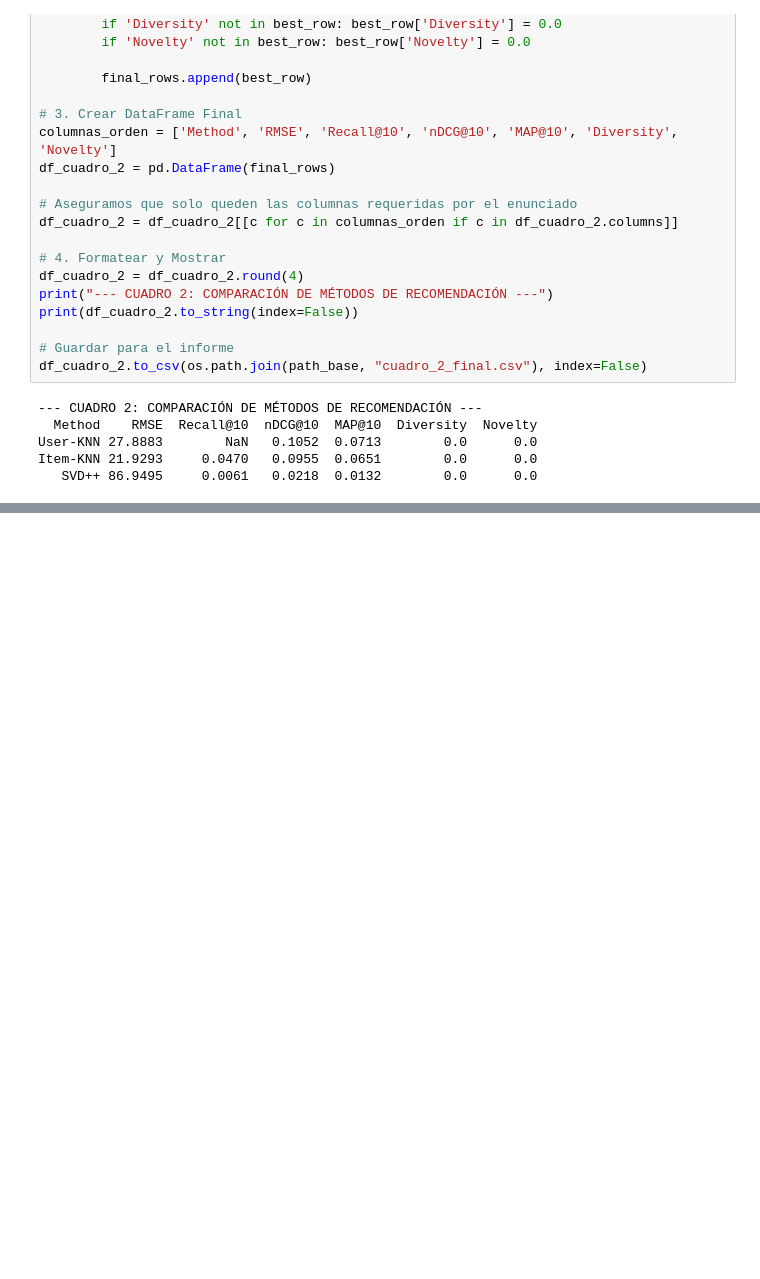
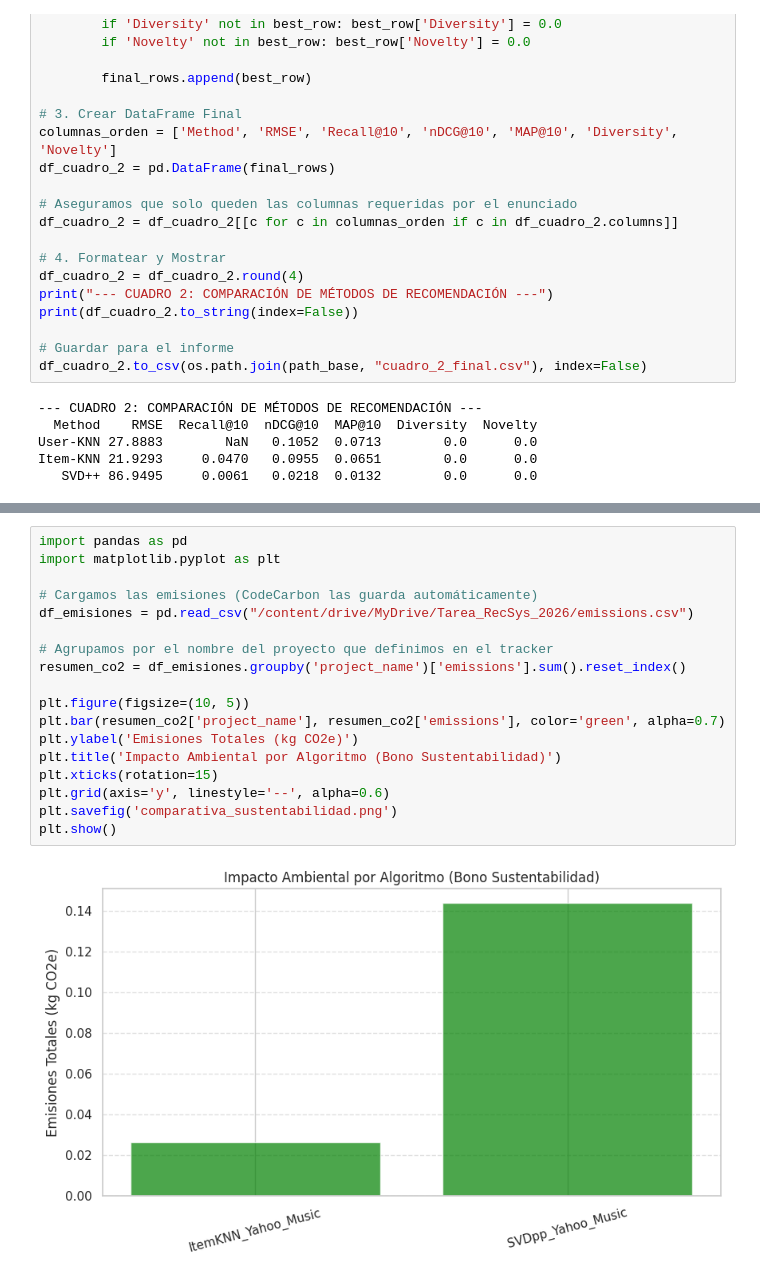
Before and after one commit to davidlealo/tarea_1_sisrec_2026, a Jupyter notebook: TAREA_1_SICREC_G26.ipynb, the cells around one changed output, grey strips where cells are left out. Cells and saved outputs as stored; diff of their text form; blank space fills up the shorter version.

```diff
--- a/TAREA_1_SICREC_G26.ipynb
+++ b/TAREA_1_SICREC_G26.ipynb
@@ -1753,0 +1838,20 @@ Item-KNN 21.9293     0.0470   0.0955  0.0651        0.0      0.0
+# %%
+import pandas as pd
+import matplotlib.pyplot as plt
+
+# Cargamos las emisiones (CodeCarbon las guarda automáticamente)
+df_emisiones = pd.read_csv("/content/drive/MyDrive/Tarea_RecSys_2026/emissions.csv")
+
+# Agrupamos por el nombre del proyecto que definimos en el tracker
+resumen_co2 = df_emisiones.groupby('project_name')['emissions'].sum().reset_index()
+
+plt.figure(figsize=(10, 5))
+plt.bar(resumen_co2['project_name'], resumen_co2['emissions'], color='green', alpha=0.7)
+plt.ylabel('Emisiones Totales (kg CO2e)')
+plt.title('Impacto Ambiental por Algoritmo (Bono Sustentabilidad)')
+plt.xticks(rotation=15)
+plt.grid(axis='y', linestyle='--', alpha=0.6)
+plt.savefig('comparativa_sustentabilidad.png')
+plt.show()
+# %% [output]
+[figure, added]
```
Also changed, not shown: parts of 2 cells of this notebook.
